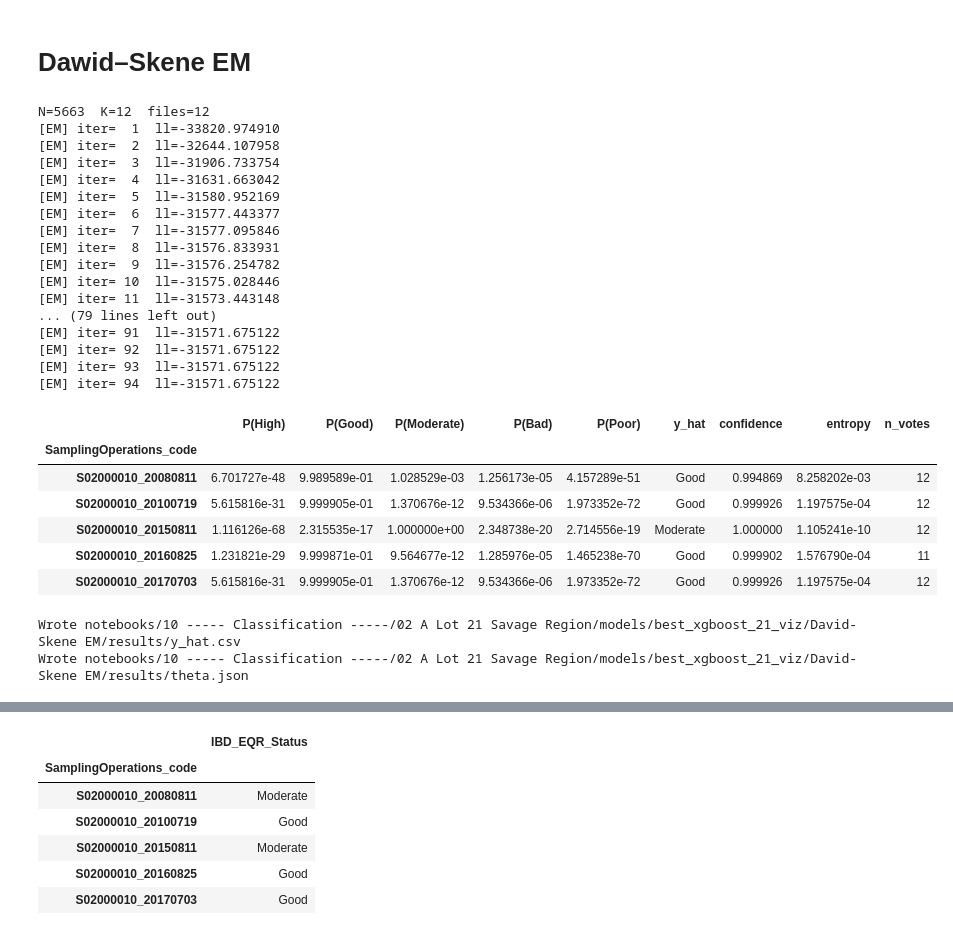
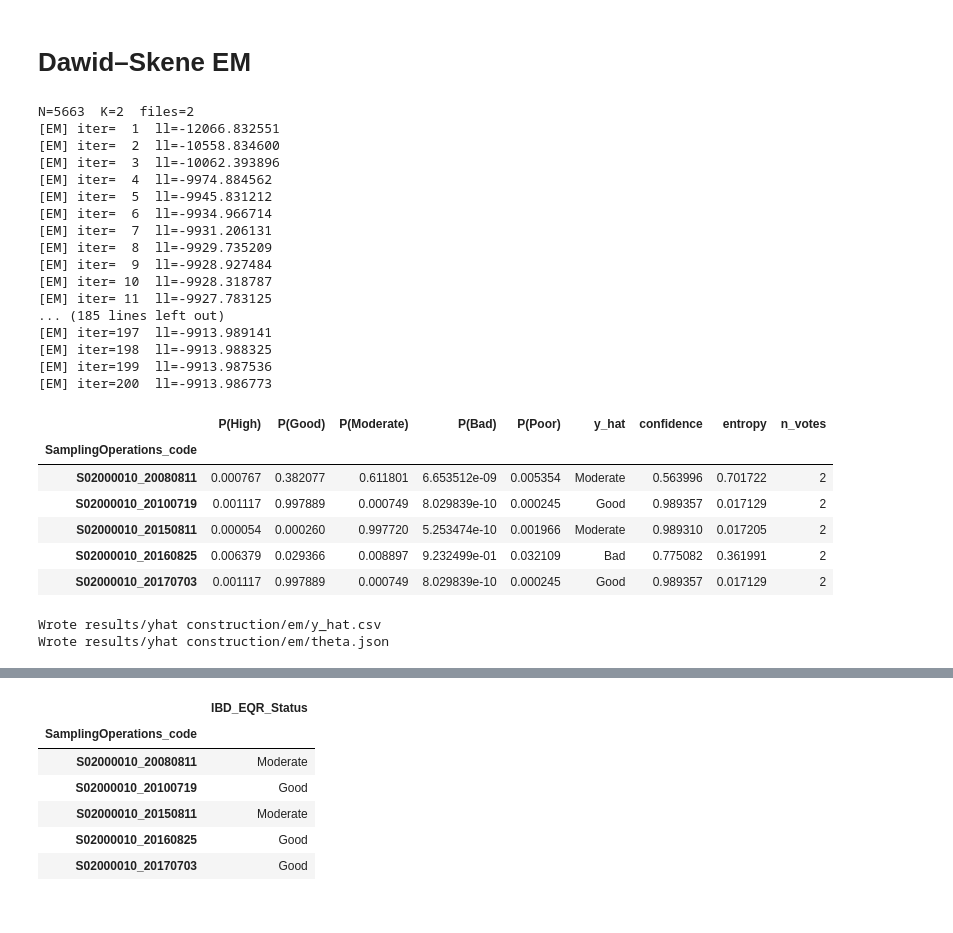
Before and after one commit to heritaco/Empilement-Tobit-CatBoost-et-interpolation-laplacienne-spatio-temporelle-pour-l-IBD-EQR, a Jupyter notebook: results/yhat construction/01 Dawid-Skene EM uniform vote.ipynb, the cells around one changed output, grey strips where cells are left out. Drawn from its saved outputs; the diff is of its cells as text; code cells hidden in the pictures.

```diff
--- a/results/yhat construction/01 Dawid-Skene EM uniform vote.ipynb
+++ b/results/yhat construction/01 Dawid-Skene EM uniform vote.ipynb
@@ -176,7 +176,7 @@ def ds_em(Y: np.ndarray, tol: float = 1e-6, max_iter: int = 200, verbose: bool =
 
     return gamma, pi, theta
 # %%
-howmanytimesdidshecry = "notebooks/10 ----- Classification -----/02 A Lot 21 Savage Region/models/best_xgboost_21_viz/David-Skene EM/results"
+howmanytimesdidshecry = "results/yhat construction/em"
 
 # Configure
 input_dir = howmanytimesdidshecry          # change to your directory of files
@@ -201,57 +201,57 @@ out = probs.copy()
 out["y_hat"] = y_hat
 out["confidence"] = conf
 out["entropy"] = [entropy(gamma[i]) for i in range(len(items))]
 out["n_votes"] = n_votes
 out.index.name = "SamplingOperations_code"
 display(out.head())
 
 # Save
 out.to_csv(out_csv, index=True)
 print(f"Wrote {out_csv}")
 
 # θ and π JSON
 thetas = {}
 for k, name in enumerate(file_names):
     T = theta[k]
     dfT = pd.DataFrame(T, index=[f"true:{c}" for c in CLASSES],
                           columns=[f"obs:{c}" for c in CLASSES])
     thetas[name] = {"theta": dfT.round(6).to_dict(orient="index")}
 
 payload = {
     "classes": CLASSES,
     "pi": {CLASSES[i]: float(pi[i]) for i in range(C)},
     "predictors": thetas
 }
 with open(theta_json_path, "w", encoding="utf-8") as f:
     json.dump(payload, f, indent=2)
 print(f"Wrote {theta_json_path}")
 # %% [output]
-N=5663  K=12  files=12
-[EM] iter=  1  ll=-33820.974910
-[EM] iter=  2  ll=-32644.107958
-[EM] iter=  3  ll=-31906.733754
-[EM] iter=  4  ll=-31631.663042
-[EM] iter=  5  ll=-31580.952169
-[EM] iter=  6  ll=-31577.443377
-[EM] iter=  7  ll=-31577.095846
-[EM] iter=  8  ll=-31576.833931
-[EM] iter=  9  ll=-31576.254782
-[EM] iter= 10  ll=-31575.028446
-[EM] iter= 11  ll=-31573.443148
-... (79 lines left out)
-[EM] iter= 91  ll=-31571.675122
-[EM] iter= 92  ll=-31571.675122
-[EM] iter= 93  ll=-31571.675122
-[EM] iter= 94  ll=-31571.675122
+N=5663  K=2  files=2
+[EM] iter=  1  ll=-12066.832551
+[EM] iter=  2  ll=-10558.834600
+[EM] iter=  3  ll=-10062.393896
+[EM] iter=  4  ll=-9974.884562
+[EM] iter=  5  ll=-9945.831212
+[EM] iter=  6  ll=-9934.966714
+[EM] iter=  7  ll=-9931.206131
+[EM] iter=  8  ll=-9929.735209
+[EM] iter=  9  ll=-9928.927484
+[EM] iter= 10  ll=-9928.318787
+[EM] iter= 11  ll=-9927.783125
+... (185 lines left out)
+[EM] iter=197  ll=-9913.989141
+[EM] iter=198  ll=-9913.988325
+[EM] iter=199  ll=-9913.987536
+[EM] iter=200  ll=-9913.986773
 |  | P(High) | P(Good) | P(Moderate) | P(Bad) | P(Poor) | y_hat | confidence | entropy | n_votes |
 | SamplingOperations_code |  |  |  |  |  |  |  |  |  |
-| S02000010_20080811 | 6.701727e-48 | 9.989589e-01 | 1.028529e-03 | 1.256173e-05 | 4.157289e-51 | Good | 0.994869 | 8.258202e-03 | 12 |
-| S02000010_20100719 | 5.615816e-31 | 9.999905e-01 | 1.370676e-12 | 9.534366e-06 | 1.973352e-72 | Good | 0.999926 | 1.197575e-04 | 12 |
-| S02000010_20150811 | 1.116126e-68 | 2.315535e-17 | 1.000000e+00 | 2.348738e-20 | 2.714556e-19 | Moderate | 1.000000 | 1.105241e-10 | 12 |
-| S02000010_20160825 | 1.231821e-29 | 9.999871e-01 | 9.564677e-12 | 1.285976e-05 | 1.465238e-70 | Good | 0.999902 | 1.576790e-04 | 11 |
-| S02000010_20170703 | 5.615816e-31 | 9.999905e-01 | 1.370676e-12 | 9.534366e-06 | 1.973352e-72 | Good | 0.999926 | 1.197575e-04 | 12 |
+| S02000010_20080811 | 0.000767 | 0.382077 | 0.611801 | 6.653512e-09 | 0.005354 | Moderate | 0.563996 | 0.701722 | 2 |
+| S02000010_20100719 | 0.001117 | 0.997889 | 0.000749 | 8.029839e-10 | 0.000245 | Good | 0.989357 | 0.017129 | 2 |
+| S02000010_20150811 | 0.000054 | 0.000260 | 0.997720 | 5.253474e-10 | 0.001966 | Moderate | 0.989310 | 0.017205 | 2 |
+| S02000010_20160825 | 0.006379 | 0.029366 | 0.008897 | 9.232499e-01 | 0.032109 | Bad | 0.775082 | 0.361991 | 2 |
+| S02000010_20170703 | 0.001117 | 0.997889 | 0.000749 | 8.029839e-10 | 0.000245 | Good | 0.989357 | 0.017129 | 2 |
-Wrote notebooks/10 ----- Classification -----/02 A Lot 21 Savage Region/models/best_xgboost_21_viz/David-Skene EM/results/y_hat.csv
-Wrote notebooks/10 ----- Classification -----/02 A Lot 21 Savage Region/models/best_xgboost_21_viz/David-Skene EM/results/theta.json
+Wrote results/yhat construction/em/y_hat.csv
+Wrote results/yhat construction/em/theta.json
 # %%
 out
 # %% [output]
```
Also changed, not shown: parts of 8 cells of this notebook, 4 other files.
